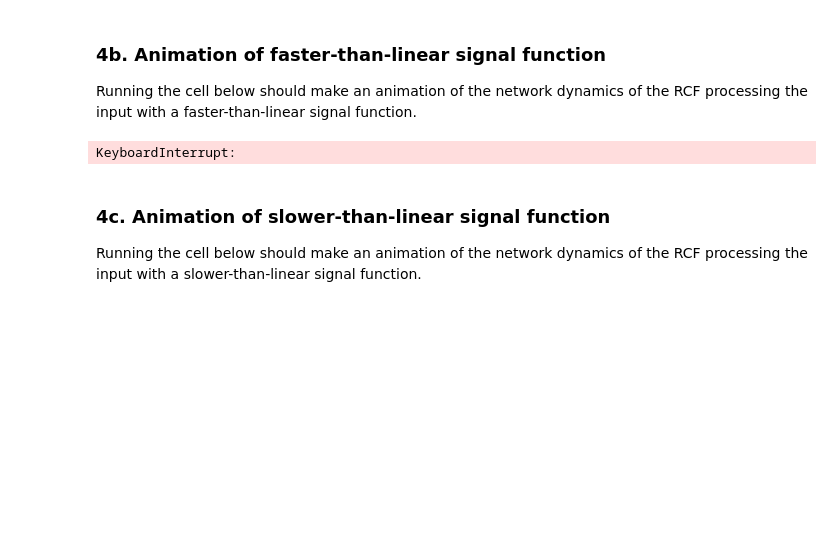
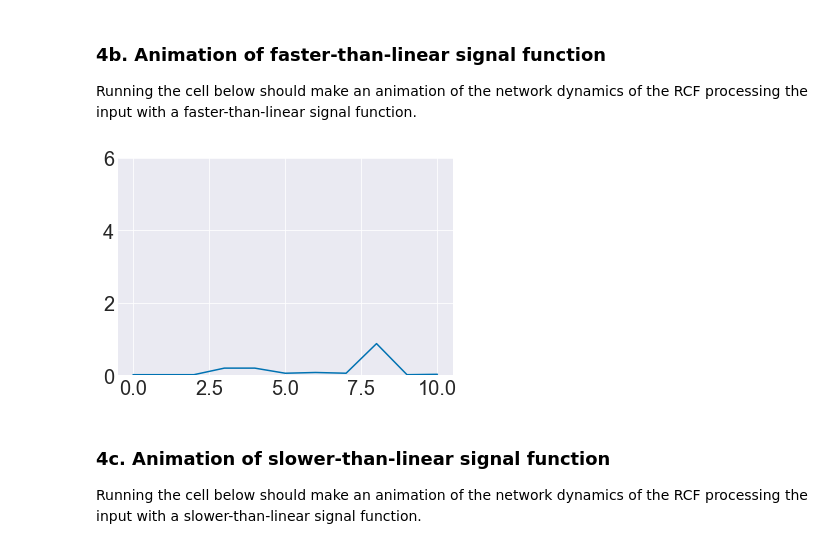
Before and after one commit to ejseal21/Computational-Neuroscience, a Jupyter notebook: Project3/CompNets.ipynb, the cells around one changed output. Saved outputs shown, nothing was run; the diff lists cells and outputs as text; code cells hidden in the pictures; blank space fills up the shorter version.

```diff
--- a/Project3/CompNets.ipynb
+++ b/Project3/CompNets.ipynb
@@ -538,13 +524,13 @@ netActs = competitive_nets.rcf(I=y, A=1, B=2, fun_str='faster_than_linear', t_ma
 # %%
 fig = plt.figure(1)
 for i in range(netActs.shape[0]):
 #     display(fig)
-    plt.ylim(0, 10)
+    plt.ylim(0, 6)
     plt.plot(netActs[i, :])
     clear_output(wait=True)
     plt.pause(0.0000000001)
 # %% [output]
-KeyboardInterrupt:
+[figure, added]
 # %% [markdown]
 ### 4c. Animation of slower-than-linear signal function
 Running the cell below should make an animation of the network dynamics of the RCF processing the input with a slower-than-linear signal function.
```
Also changed, not shown: parts of 9 cells of this notebook.
